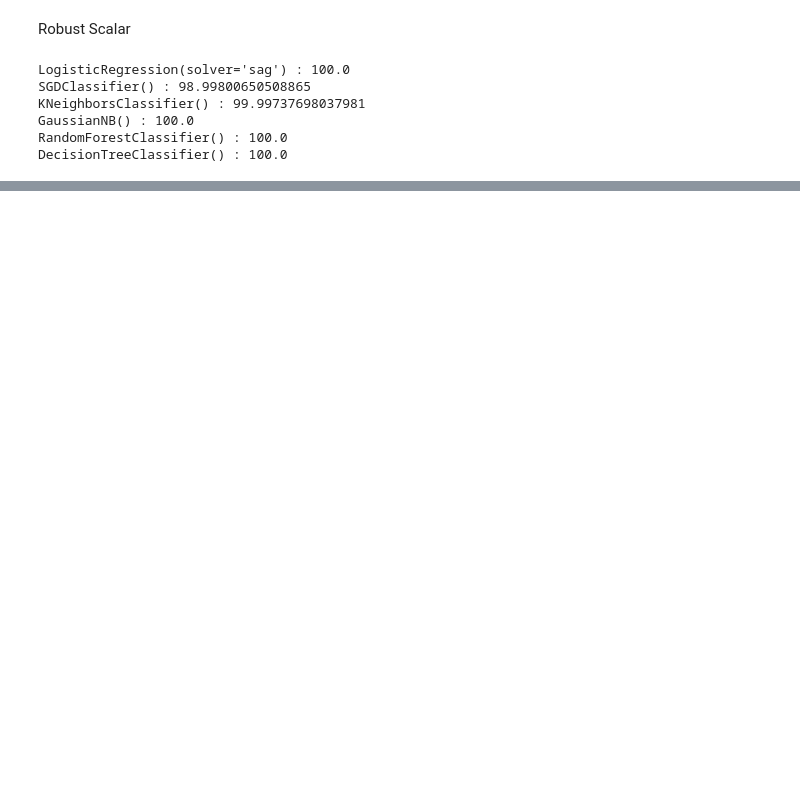
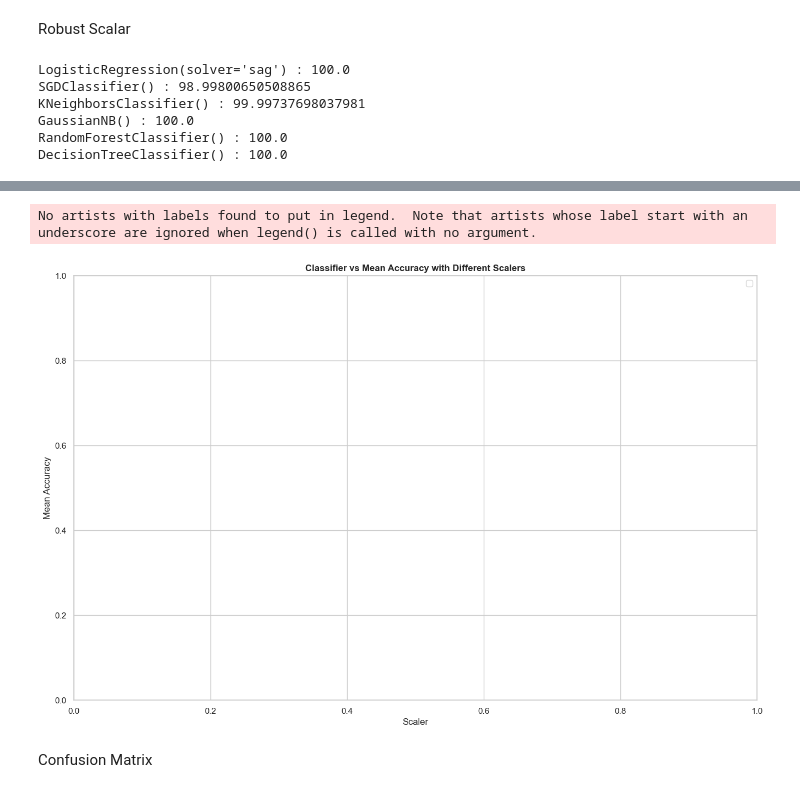
Before and after one commit to ToyotaPrius9/DataScienceFP, a Jupyter notebook: FP.ipynb, the cells around one changed output, grey strips where cells are left out. Drawn from its saved outputs; the diff is of its cells as text; code cells hidden in the pictures; blank space fills up the shorter version.

```diff
--- a/FP.ipynb
+++ b/FP.ipynb
@@ -676,0 +748,30 @@ for x,y in zip(dics.keys(),dics.values()):
+# %%
+# lists  for plotting
+classifier_names = []
+scaler_names = []
+mean_accuracies = []
+
+
+# Create a DataFrame for easy plotting
+import pandas as pd
+df_plot = pd.DataFrame({
+    'Classifier': classifier_names,
+    'Scaler': scaler_names,
+    'Mean Accuracy': mean_accuracies
+})
+
+# Plot the data
+plt.figure(figsize=(16, 10))
+for clf_name, group in df_plot.groupby('Classifier'):
+    plt.scatter(group['Scaler'], group['Mean Accuracy'], label=clf_name, alpha=0.8)
+
+plt.title("Classifier vs Mean Accuracy with Different Scalers", fontweight='bold')
+plt.xlabel("Scaler")
+plt.ylabel("Mean Accuracy")
+plt.legend()
+plt.show()
+# %% [output]
+No artists with labels found to put in legend.  Note that artists whose label start with an underscore are ignored when legend() is called with no argument.
+[figure, added]
+# %% [markdown]
+Confusion Matrix
```
Also changed, not shown: parts of 14 cells of this notebook.
